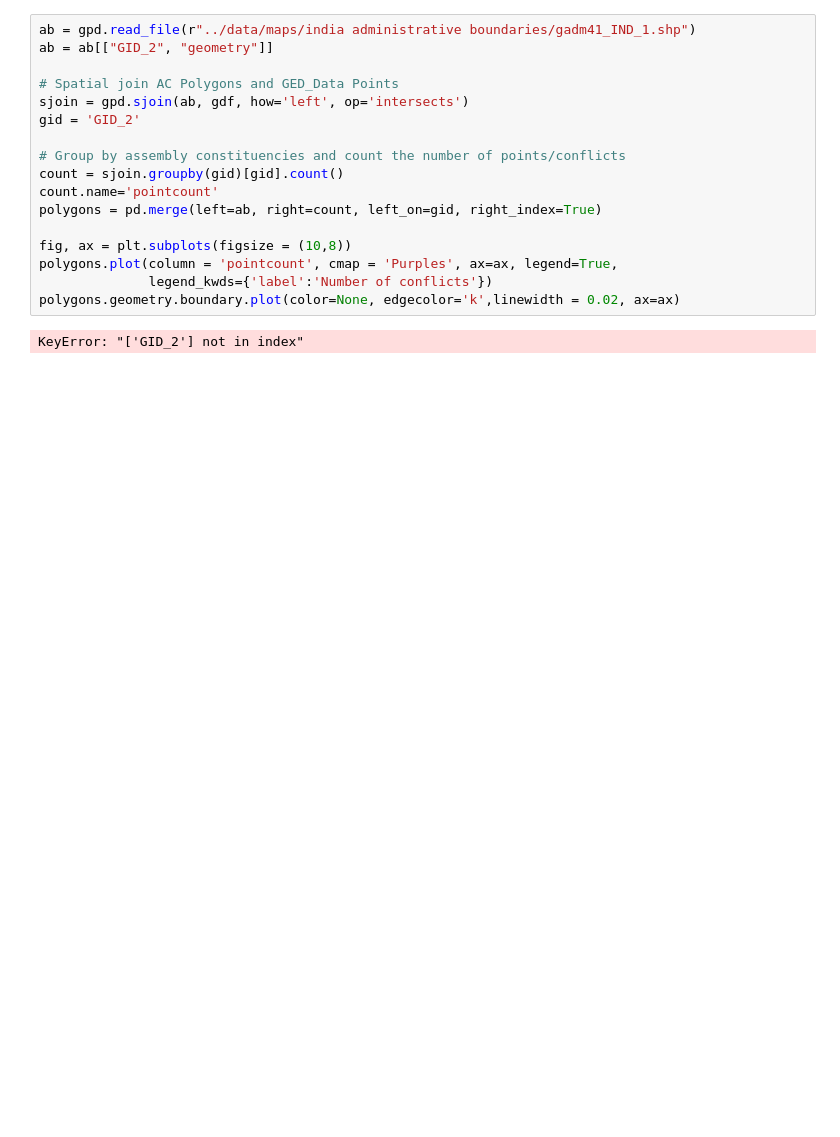
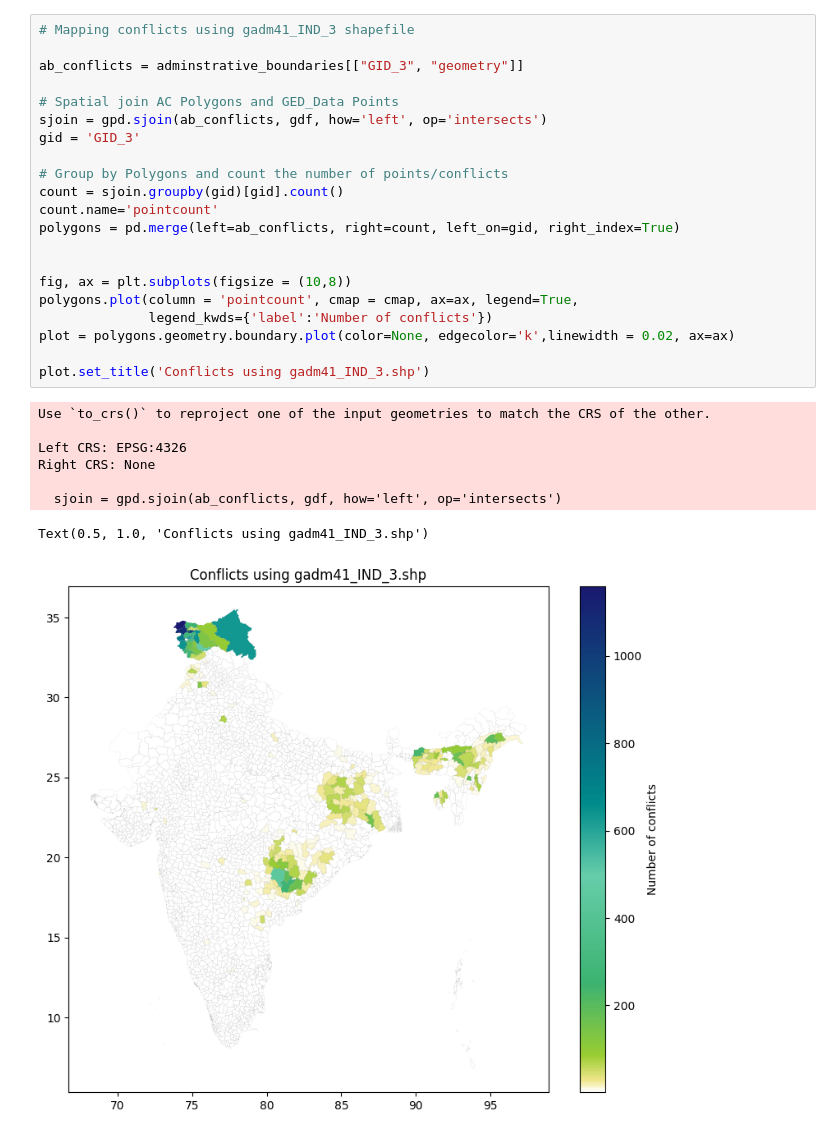
Before and after one commit to jonathanold/conflict-india, a Jupyter notebook: code/GED_choropleth.ipynb, the cells around one changed output. Saved outputs shown, nothing was run; the diff lists cells and outputs as text; blank space fills up the shorter version.

```diff
--- a/code/GED_choropleth.ipynb
+++ b/code/GED_choropleth.ipynb
@@ -75,20 +96,31 @@ polygons.geometry.boundary.plot(color=None, edgecolor='k',linewidth = 0.02, ax=a
 # %%
-ab = gpd.read_file(r"../data/maps/india administrative boundaries/gadm41_IND_1.shp")
-ab = ab[["GID_2", "geometry"]]
+# Mapping conflicts using gadm41_IND_3 shapefile
+
+ab_conflicts = adminstrative_boundaries[["GID_3", "geometry"]]
 
 # Spatial join AC Polygons and GED_Data Points
-sjoin = gpd.sjoin(ab, gdf, how='left', op='intersects')
-gid = 'GID_2'
+sjoin = gpd.sjoin(ab_conflicts, gdf, how='left', op='intersects')
+gid = 'GID_3'
 
-# Group by assembly constituencies and count the number of points/conflicts
+# Group by Polygons and count the number of points/conflicts
 count = sjoin.groupby(gid)[gid].count()
 count.name='pointcount'
-polygons = pd.merge(left=ab, right=count, left_on=gid, right_index=True)
+polygons = pd.merge(left=ab_conflicts, right=count, left_on=gid, right_index=True)
+
 
 fig, ax = plt.subplots(figsize = (10,8))
-polygons.plot(column = 'pointcount', cmap = 'Purples', ax=ax, legend=True,
+polygons.plot(column = 'pointcount', cmap = cmap, ax=ax, legend=True,
               legend_kwds={'label':'Number of conflicts'})
-polygons.geometry.boundary.plot(color=None, edgecolor='k',linewidth = 0.02, ax=ax)
+plot = polygons.geometry.boundary.plot(color=None, edgecolor='k',linewidth = 0.02, ax=ax)
+
+plot.set_title('Conflicts using gadm41_IND_3.shp')
 # %% [output]
-KeyError: "['GID_2'] not in index"
+Use `to_crs()` to reproject one of the input geometries to match the CRS of the other.
+
+Left CRS: EPSG:4326
+Right CRS: None
+
+  sjoin = gpd.sjoin(ab_conflicts, gdf, how='left', op='intersects')
+Text(0.5, 1.0, 'Conflicts using gadm41_IND_3.shp')
+[figure, added]
 # %%
```
Also changed, not shown: parts of 10 cells of this notebook, 1 other file.
